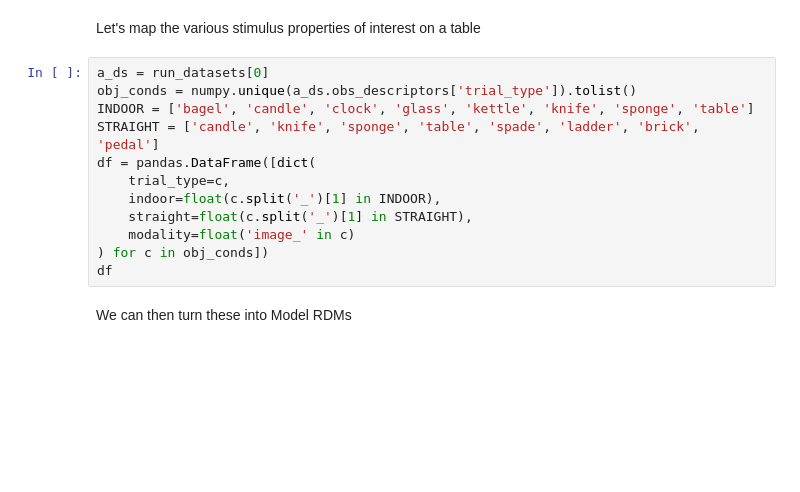
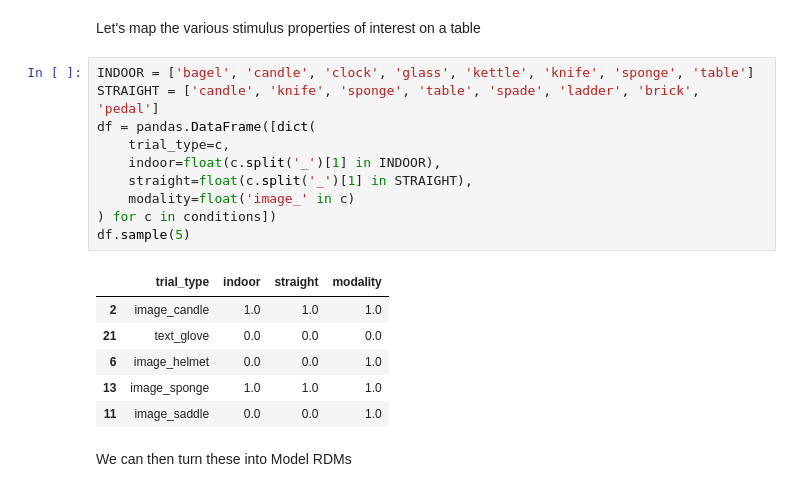
Before and after one commit to rsagroup/rsatoolbox, a Jupyter notebook: demos/demo_fmri_patterns.ipynb, the cells around one changed output. Saved outputs shown, nothing was run; the diff lists cells and outputs as text; blank space fills up the shorter version.

```diff
--- a/demos/demo_fmri_patterns.ipynb
+++ b/demos/demo_fmri_patterns.ipynb
@@ -95,17 +118,22 @@ fig, _, _ = show_rdm(
 # %% [markdown]
 Let's map the various stimulus properties of interest on a table
 # %%
-a_ds = run_datasets[0]
-obj_conds = numpy.unique(a_ds.obs_descriptors['trial_type']).tolist()
 INDOOR = ['bagel', 'candle', 'clock', 'glass', 'kettle', 'knife', 'sponge', 'table']
 STRAIGHT = ['candle', 'knife', 'sponge', 'table', 'spade', 'ladder', 'brick', 'pedal']
 df = pandas.DataFrame([dict(
     trial_type=c,
     indoor=float(c.split('_')[1] in INDOOR),
     straight=float(c.split('_')[1] in STRAIGHT),
     modality=float('image_' in c)
-) for c in obj_conds])
-df
+) for c in conditions])
+df.sample(5)
+# %% [output]
+|  | trial_type | indoor | straight | modality |
+| 2 | image_candle | 1.0 | 1.0 | 1.0 |
+| 21 | text_glove | 0.0 | 0.0 | 0.0 |
+| 6 | image_helmet | 0.0 | 0.0 | 1.0 |
+| 13 | image_sponge | 1.0 | 1.0 | 1.0 |
+| 11 | image_saddle | 0.0 | 0.0 | 1.0 |
 # %% [markdown]
 We can then turn these into Model RDMs
 # %%
```
Also changed, not shown: parts of 10 cells of this notebook.
